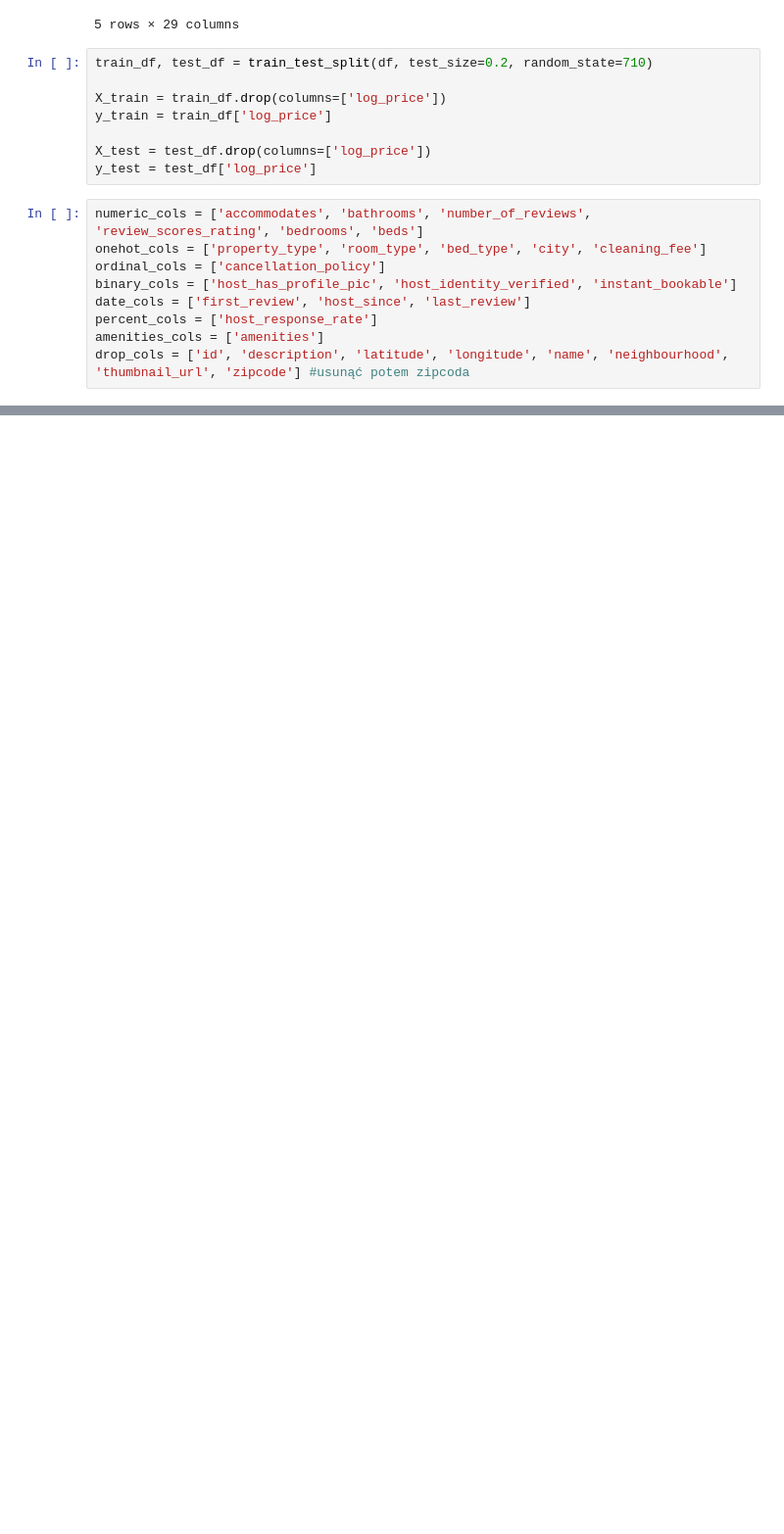
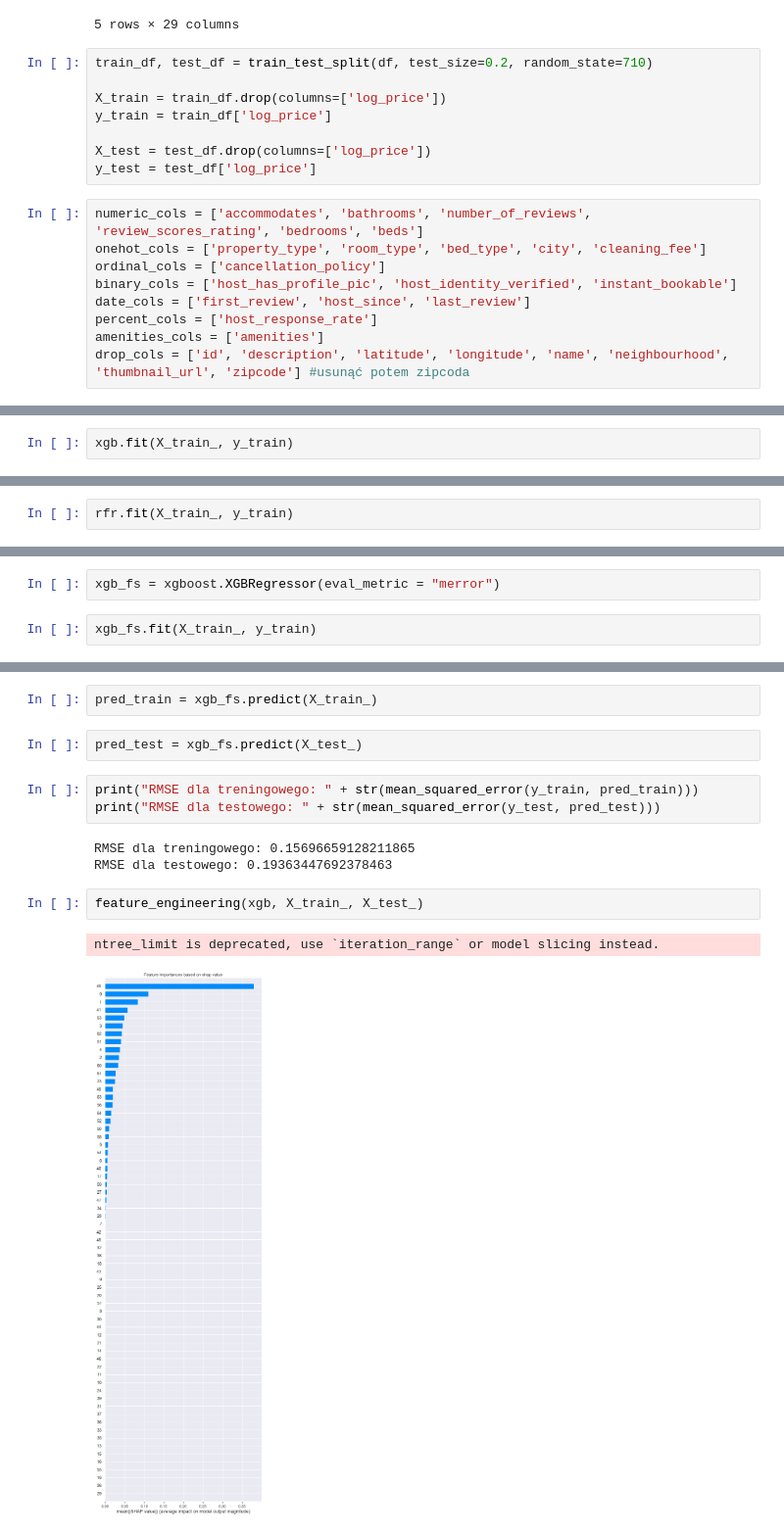
Before and after one commit to boro128/SDH2022, a Jupyter notebook: pipe.ipynb, the cells around one changed output, grey strips where cells are left out. Shown: that part at 98% size. Cells and saved outputs as stored; diff of their text form; blank space fills up the shorter version.

```diff
--- a/pipe.ipynb
+++ b/pipe.ipynb
@@ -167,0 +191,2 @@ AttributeError: 'ColumnTransformer' object has no attribute 'iter'
+# %%
+xgb.fit(X_train_, y_train)
@@ -167,0 +203,2 @@ AttributeError: 'ColumnTransformer' object has no attribute 'iter'
+# %%
+rfr.fit(X_train_, y_train)
@@ -167,0 +243,4 @@ AttributeError: 'ColumnTransformer' object has no attribute 'iter'
+# %%
+xgb_fs = xgboost.XGBRegressor(eval_metric = "merror")
+# %%
+xgb_fs.fit(X_train_, y_train)
@@ -167,0 +257,15 @@ AttributeError: 'ColumnTransformer' object has no attribute 'iter'
+# %%
+pred_train = xgb_fs.predict(X_train_)
+# %%
+pred_test = xgb_fs.predict(X_test_)
+# %%
+print("RMSE dla treningowego: " + str(mean_squared_error(y_train, pred_train)))
+print("RMSE dla testowego: " + str(mean_squared_error(y_test, pred_test)))
+# %% [output]
+RMSE dla treningowego: 0.15696659128211865
+RMSE dla testowego: 0.19363447692378463
+# %%
+feature_engineering(xgb, X_train_, X_test_)
+# %% [output]
+ntree_limit is deprecated, use `iteration_range` or model slicing instead.
+[figure, added]
```
Also changed, not shown: parts of 28 cells of this notebook.
